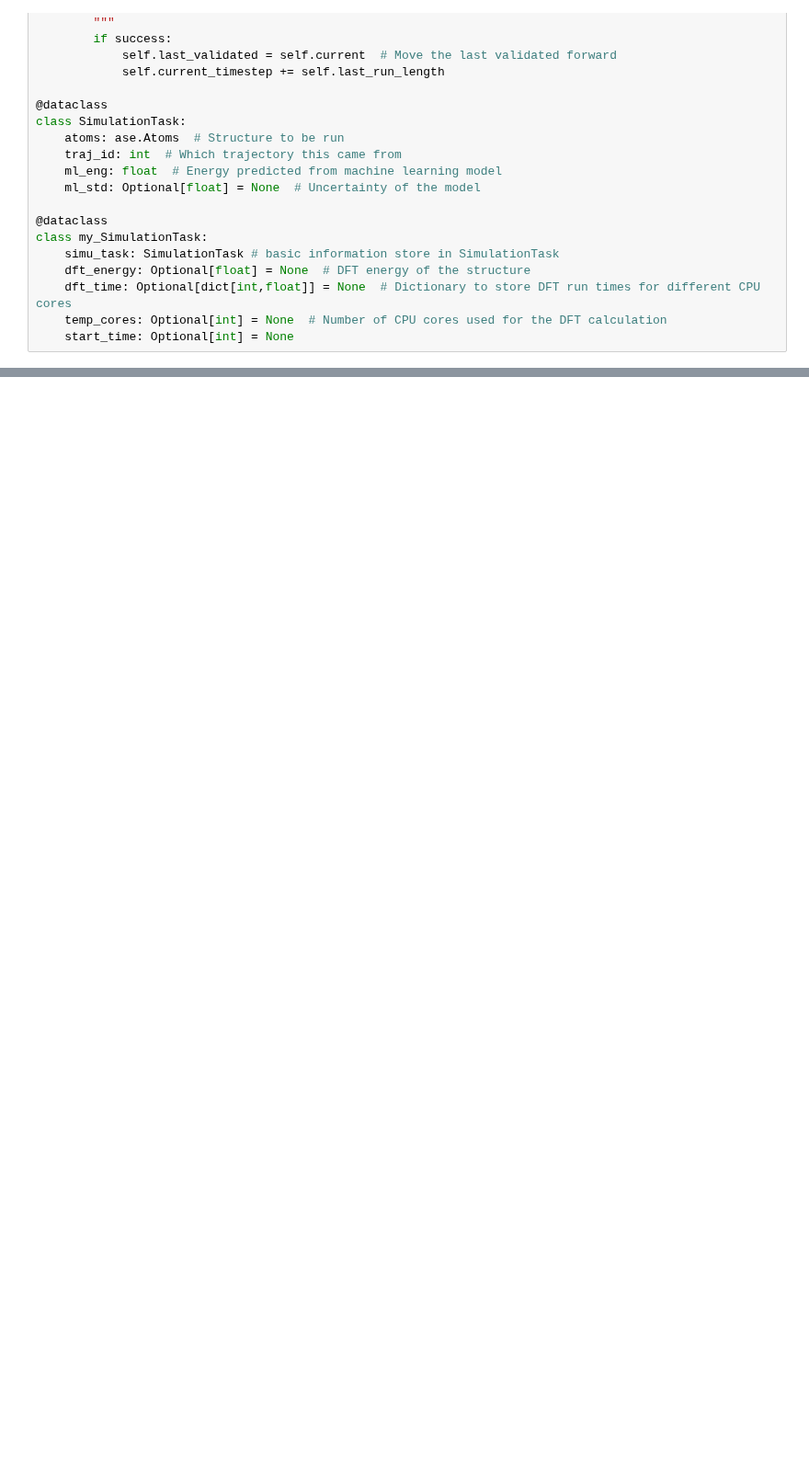
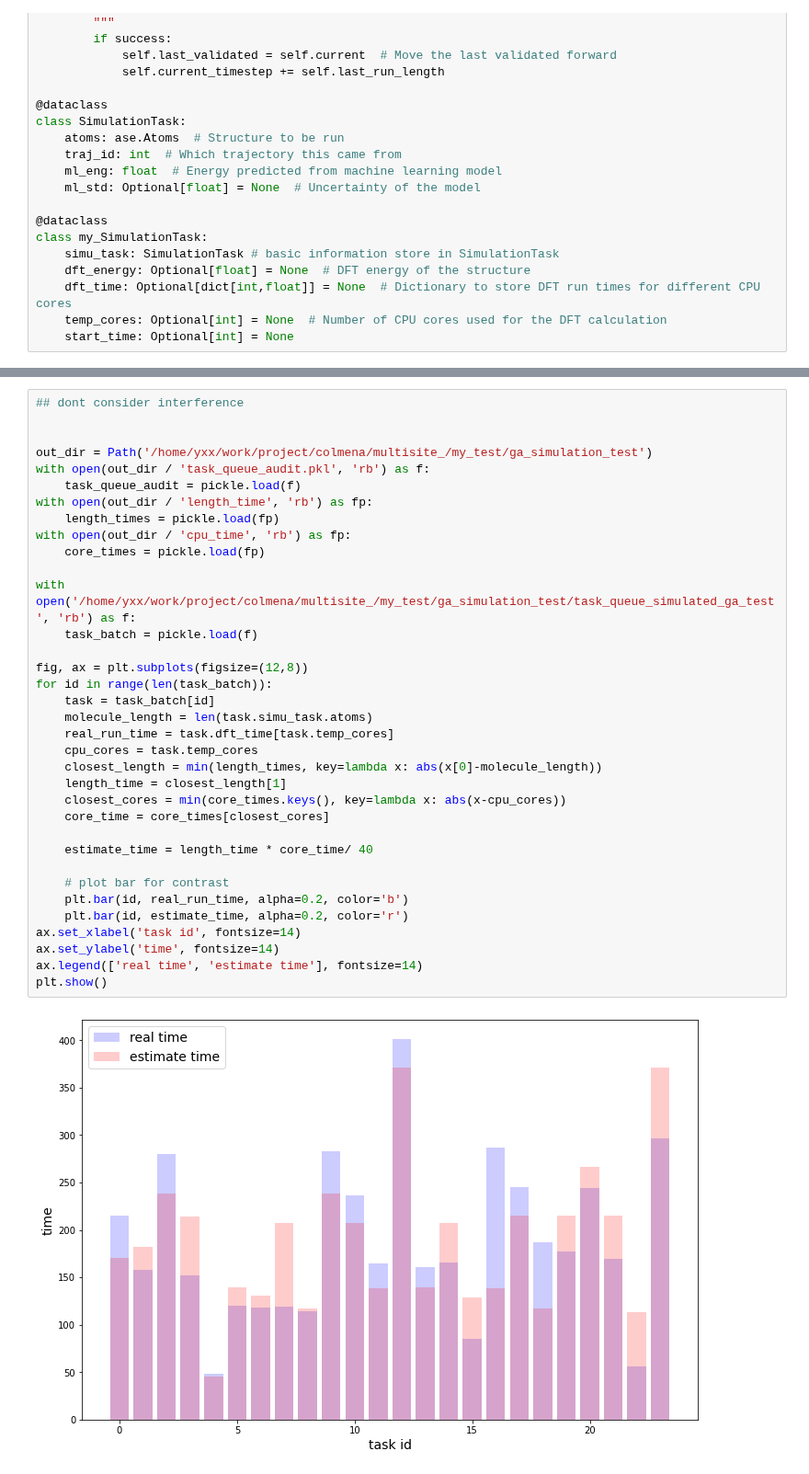
Before and after one commit to helix-xx/multisite_, a Jupyter notebook: my_test/ga_simulation_analysis.ipynb, the cells around one changed output, grey strips where cells are left out. Shown at 92% size. Saved outputs shown, nothing was run; the diff lists cells and outputs as text; blank space fills up the shorter version.

```diff
--- a/my_test/ga_simulation_analysis.ipynb
+++ b/my_test/ga_simulation_analysis.ipynb
@@ -142,0 +175,37 @@ ga_sch = [{'name': 'simulation', 'task_id': 0, 'resources': {'cpu': 7}}, {'name'
+# %%
+## dont consider interference
+
+
+out_dir = Path('/home/yxx/work/project/colmena/multisite_/my_test/ga_simulation_test')
+with open(out_dir / 'task_queue_audit.pkl', 'rb') as f:
+    task_queue_audit = pickle.load(f)
+with open(out_dir / 'length_time', 'rb') as fp:
+    length_times = pickle.load(fp)
+with open(out_dir / 'cpu_time', 'rb') as fp:
+    core_times = pickle.load(fp)
+
+with open('/home/yxx/work/project/colmena/multisite_/my_test/ga_simulation_test/task_queue_simulated_ga_test', 'rb') as f:
+    task_batch = pickle.load(f)
+
+fig, ax = plt.subplots(figsize=(12,8))
+for id in range(len(task_batch)):
+    task = task_batch[id]
+    molecule_length = len(task.simu_task.atoms)
+    real_run_time = task.dft_time[task.temp_cores]
+    cpu_cores = task.temp_cores
+    closest_length = min(length_times, key=lambda x: abs(x[0]-molecule_length))
+    length_time = closest_length[1]
+    closest_cores = min(core_times.keys(), key=lambda x: abs(x-cpu_cores))
+    core_time = core_times[closest_cores]
+
+    estimate_time = length_time * core_time/ 40
+
+    # plot bar for contrast
+    plt.bar(id, real_run_time, alpha=0.2, color='b')
+    plt.bar(id, estimate_time, alpha=0.2, color='r')
+ax.set_xlabel('task id', fontsize=14)
+ax.set_ylabel('time', fontsize=14)
+ax.legend(['real time', 'estimate time'], fontsize=14)
+plt.show()
+# %% [output]
+[figure, added]
```
Also changed, not shown: parts of 3 cells of this notebook, 4 other files.
